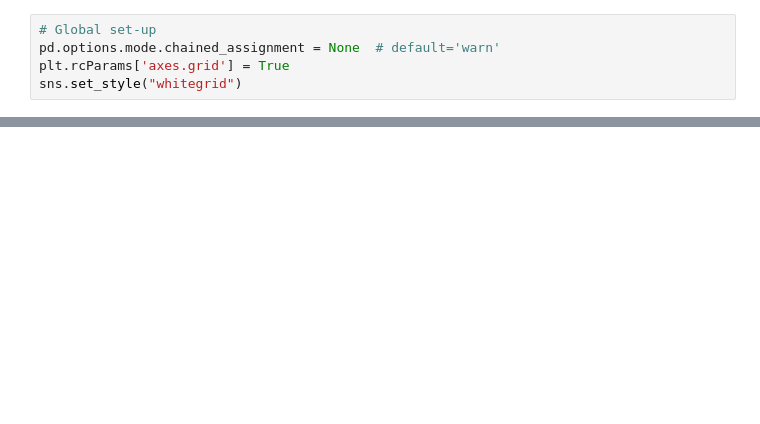
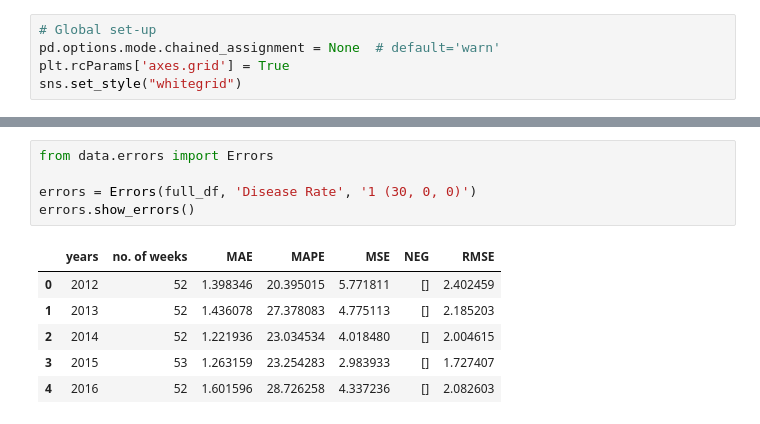
Before and after one commit to Influenza-Forecasting-Using-Online-Data/influenza-forecasting, a Jupyter notebook: ar_plots.ipynb, the cells around one changed output, grey strips where cells are left out. Cells and saved outputs as stored; diff of their text form; blank space fills up the shorter version.

```diff
--- a/ar_plots.ipynb
+++ b/ar_plots.ipynb
@@ -335,0 +148,12 @@ plt.show()
+# %%
+from data.errors import Errors
+
+errors = Errors(full_df, 'Disease Rate', '1 (30, 0, 0)')
+errors.show_errors()
+# %% [output]
+|  | years | no. of weeks | MAE | MAPE | MSE | NEG | RMSE |
+| 0 | 2012 | 52 | 1.398346 | 20.395015 | 5.771811 | [] | 2.402459 |
+| 1 | 2013 | 52 | 1.436078 | 27.378083 | 4.775113 | [] | 2.185203 |
+| 2 | 2014 | 52 | 1.221936 | 23.034534 | 4.018480 | [] | 2.004615 |
+| 3 | 2015 | 53 | 1.263159 | 23.254283 | 2.983933 | [] | 1.727407 |
+| 4 | 2016 | 52 | 1.601596 | 28.726258 | 4.337236 | [] | 2.082603 |
```
Also changed, not shown: parts of 23 cells of this notebook.
